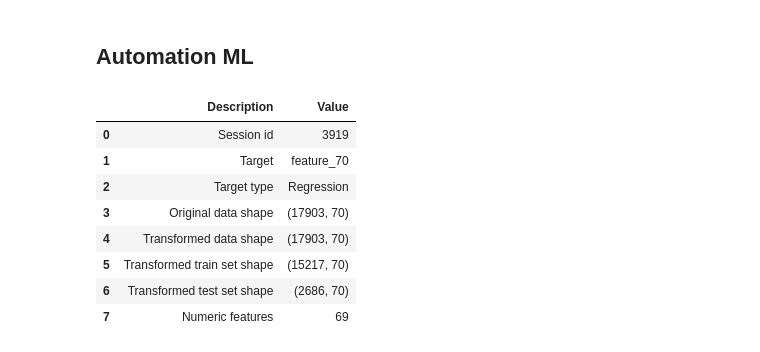
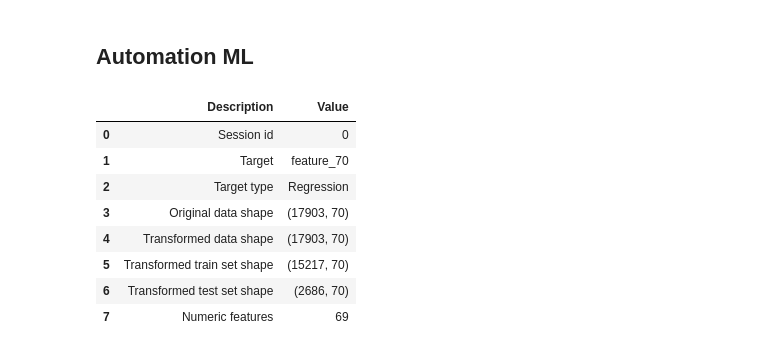
Before and after one commit to alfiannajih/used-vehicle-price-prediction, a Jupyter notebook: used_vehicle.ipynb, the cells around one changed output. Cells and saved outputs as stored; diff of their text form; code cells hidden in the pictures.

```diff
--- a/used_vehicle.ipynb
+++ b/used_vehicle.ipynb
@@ -878,15 +913,16 @@ full_train = np.concatenate([X_train_trans, y_train_trans], axis=1)
 # %%
 from pycaret import regression
 
 regression_setup = regression.setup(
     data=full_train,
     target=-1,
     train_size=0.85,
-    preprocess=False
+    preprocess=False,
+    session_id=0
 )
 # %% [output]
 |  | Description | Value |
-| 0 | Session id | 3919 |
+| 0 | Session id | 0 |
 | 1 | Target | feature_70 |
 | 2 | Target type | Regression |
 | 3 | Original data shape | (17903, 70) |
```
Also changed, not shown: parts of 5 cells of this notebook.
